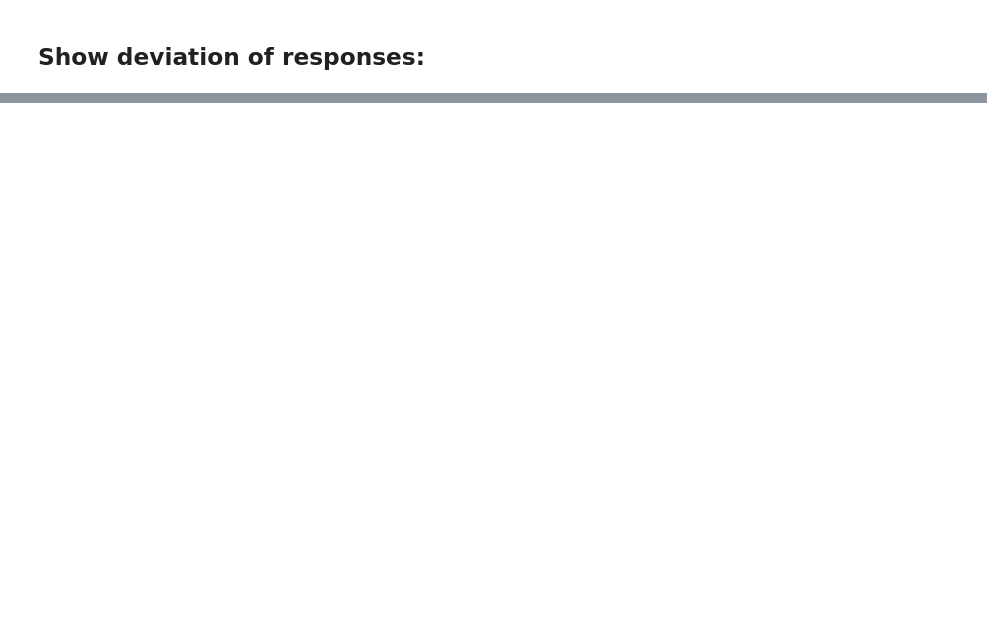
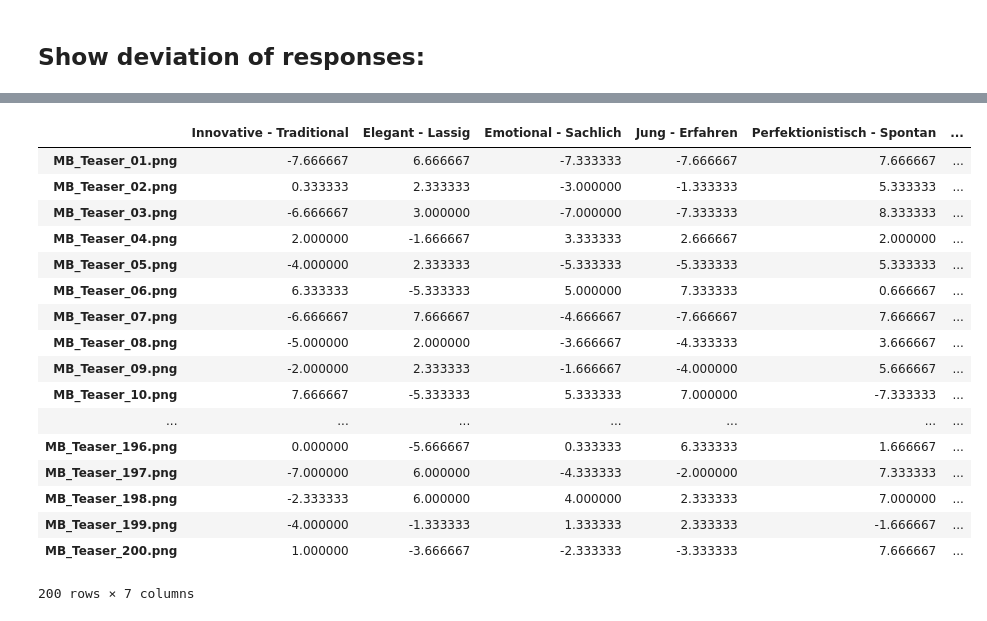
Before and after one commit to Flantantan/Fork, a Jupyter notebook: eda.ipynb, the cells around one changed output, grey strips where cells are left out. Cells and saved outputs as stored; diff of their text form; code cells hidden in the pictures; blank space fills up the shorter version.

```diff
--- a/eda.ipynb
+++ b/eda.ipynb
@@ -7,9 +8,12 @@ import os
 df1 = pd.read_excel("Data/Web_Teaser_Bewertung_01.xlsx")#, sheet_name=None)
 # %%
 df2 = pd.read_excel("Data/Web_Teaser_Bewertung_02.xlsx")#, sheet_name=None)
+# %%
+df3 = pd.read_excel("Data/Web_Teaser_Bewertung_03.xlsx")#, sheet_name=None)
 # %%
 inputs1, targets1 = split_input_target(df1)
 inputs2, targets2 = split_input_target(df2)
+inputs3, targets3 = split_input_target(df3)
 # %%
 def split_input_target(df):
     header = df.iloc[0]
@@ -45,0 +83,22 @@ plt.title("Mean deviation of responses with standard deviation")
+# %%
+mean = (inputs1 + inputs2 + inputs3)/3
+mean
+# %% [output]
+|  | Innovative - Traditional | Elegant - Lassig | Emotional - Sachlich | Jung - Erfahren | Perfektionistisch - Spontan | ... |
+| MB_Teaser_01.png | -7.666667 | 6.666667 | -7.333333 | -7.666667 | 7.666667 | ... |
+| MB_Teaser_02.png | 0.333333 | 2.333333 | -3.000000 | -1.333333 | 5.333333 | ... |
+| MB_Teaser_03.png | -6.666667 | 3.000000 | -7.000000 | -7.333333 | 8.333333 | ... |
+| MB_Teaser_04.png | 2.000000 | -1.666667 | 3.333333 | 2.666667 | 2.000000 | ... |
+| MB_Teaser_05.png | -4.000000 | 2.333333 | -5.333333 | -5.333333 | 5.333333 | ... |
+| MB_Teaser_06.png | 6.333333 | -5.333333 | 5.000000 | 7.333333 | 0.666667 | ... |
+| MB_Teaser_07.png | -6.666667 | 7.666667 | -4.666667 | -7.666667 | 7.666667 | ... |
+| MB_Teaser_08.png | -5.000000 | 2.000000 | -3.666667 | -4.333333 | 3.666667 | ... |
+| MB_Teaser_09.png | -2.000000 | 2.333333 | -1.666667 | -4.000000 | 5.666667 | ... |
+| MB_Teaser_10.png | 7.666667 | -5.333333 | 5.333333 | 7.000000 | -7.333333 | ... |
+| ... | ... | ... | ... | ... | ... | ... |
+| MB_Teaser_196.png | 0.000000 | -5.666667 | 0.333333 | 6.333333 | 1.666667 | ... |
+| MB_Teaser_197.png | -7.000000 | 6.000000 | -4.333333 | -2.000000 | 7.333333 | ... |
+| MB_Teaser_198.png | -2.333333 | 6.000000 | 4.000000 | 2.333333 | 7.000000 | ... |
+| MB_Teaser_199.png | -4.000000 | -1.333333 | 1.333333 | 2.333333 | -1.666667 | ... |
+| MB_Teaser_200.png | 1.000000 | -3.666667 | -2.333333 | -3.333333 | 7.666667 | ... |
+200 rows × 7 columns
```
Also changed, not shown: parts of 9 cells of this notebook.
